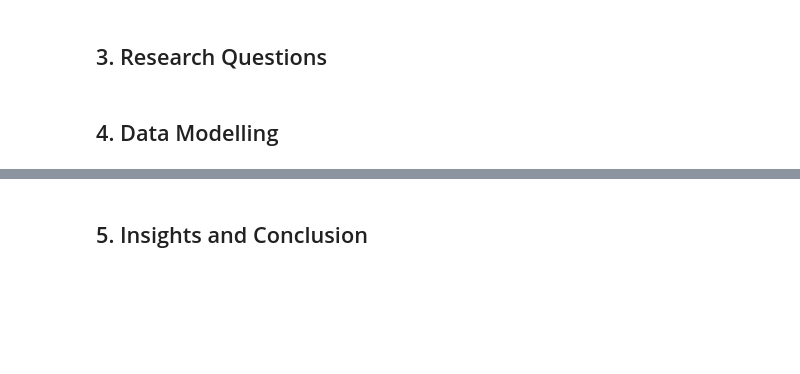
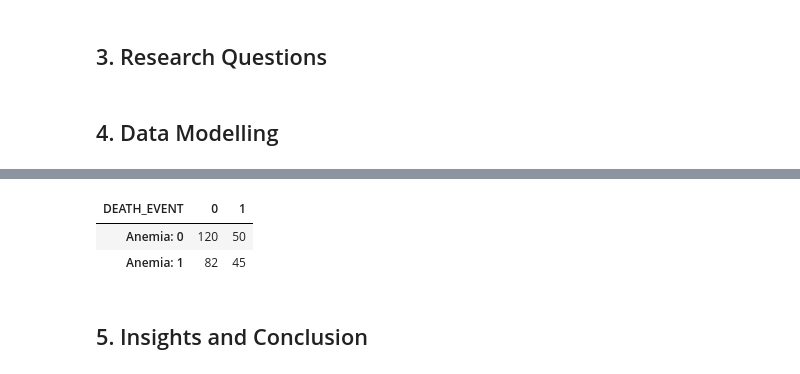
Before and after one commit to Skentir/CSMODEL, a Jupyter notebook: Insert Title of Case Study.ipynb, the cells around one changed output, grey strips where cells are left out. Cells and saved outputs as stored; diff of their text form; code cells hidden in the pictures; blank space fills up the shorter version.

Commit message:
Added table 1 count

```diff
--- a/Insert Title of Case Study.ipynb
+++ b/Insert Title of Case Study.ipynb
@@ -233,3 +231,7 @@ heartfailure_df
 ## 3. Research Questions
 # %% [markdown]
 ## 4. Data Modelling
+# %%
+db = heartfailure_df.groupby(["anaemia","DEATH_EVENT"])
+
+list(db
@@ -236,3 +256,10 @@ heartfailure_df
+# %%
+table = pd.DataFrame([db[0], db[1]], index=["Anemia: 0", "Anemia: 1"])
+table
+# %% [output]
+| DEATH_EVENT | 0 | 1 |
+| Anemia: 0 | 120 | 50 |
+| Anemia: 1 | 82 | 45 |
 # %% [markdown]
 ## 5. Insights and Conclusion
 # %% [markdown]
```
Also changed, not shown: parts of 8 cells of this notebook.
